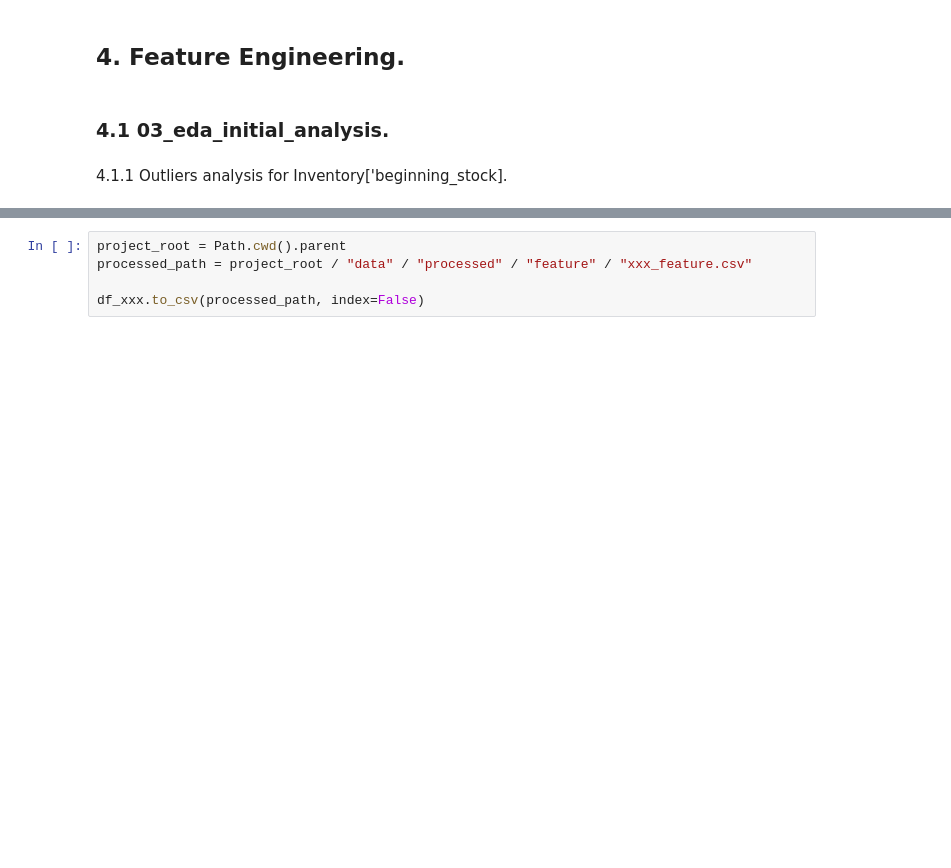
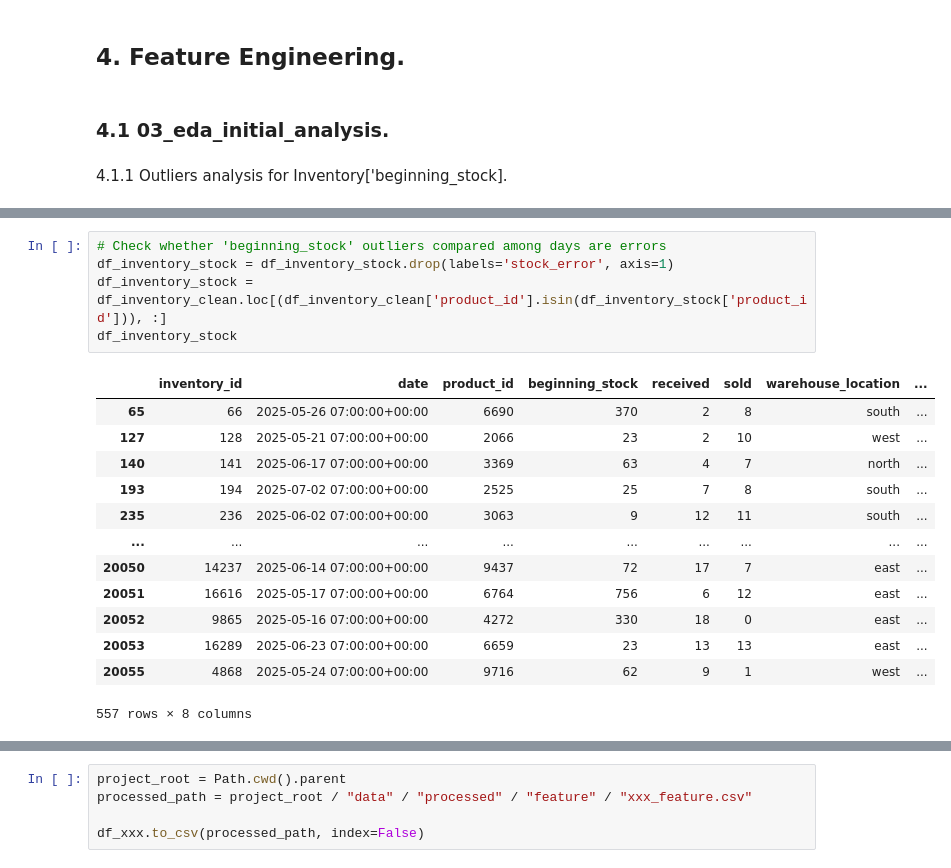
Before and after one commit to LuisPastranaLemus/P_20250706_Grocery_Store, a Jupyter notebook: notebooks/02_feature_engineering.ipynb, the cells around one changed output, grey strips where cells are left out. Saved outputs shown, nothing was run; the diff lists cells and outputs as text; blank space fills up the shorter version.

```diff
--- a/notebooks/02_feature_engineering.ipynb
+++ b/notebooks/02_feature_engineering.ipynb
@@ -167,0 +131,19 @@ df_inventory_west_stock
+# %%
+# Check whether 'beginning_stock' outliers compared among days are errors
+df_inventory_stock = df_inventory_stock.drop(labels='stock_error', axis=1)
+df_inventory_stock = df_inventory_clean.loc[(df_inventory_clean['product_id'].isin(df_inventory_stock['product_id'])), :]
+df_inventory_stock
+# %% [output]
+|  | inventory_id | date | product_id | beginning_stock | received | sold | warehouse_location | ... |
+| 65 | 66 | 2025-05-26 07:00:00+00:00 | 6690 | 370 | 2 | 8 | south | ... |
+| 127 | 128 | 2025-05-21 07:00:00+00:00 | 2066 | 23 | 2 | 10 | west | ... |
+| 140 | 141 | 2025-06-17 07:00:00+00:00 | 3369 | 63 | 4 | 7 | north | ... |
+| 193 | 194 | 2025-07-02 07:00:00+00:00 | 2525 | 25 | 7 | 8 | south | ... |
+| 235 | 236 | 2025-06-02 07:00:00+00:00 | 3063 | 9 | 12 | 11 | south | ... |
+| ... | ... | ... | ... | ... | ... | ... | ... | ... |
+| 20050 | 14237 | 2025-06-14 07:00:00+00:00 | 9437 | 72 | 17 | 7 | east | ... |
+| 20051 | 16616 | 2025-05-17 07:00:00+00:00 | 6764 | 756 | 6 | 12 | east | ... |
+| 20052 | 9865 | 2025-05-16 07:00:00+00:00 | 4272 | 330 | 18 | 0 | east | ... |
+| 20053 | 16289 | 2025-06-23 07:00:00+00:00 | 6659 | 23 | 13 | 13 | east | ... |
+| 20055 | 4868 | 2025-05-24 07:00:00+00:00 | 9716 | 62 | 9 | 1 | west | ... |
+557 rows × 8 columns
```
Also changed, not shown: parts of 8 cells of this notebook, 5 other files.
